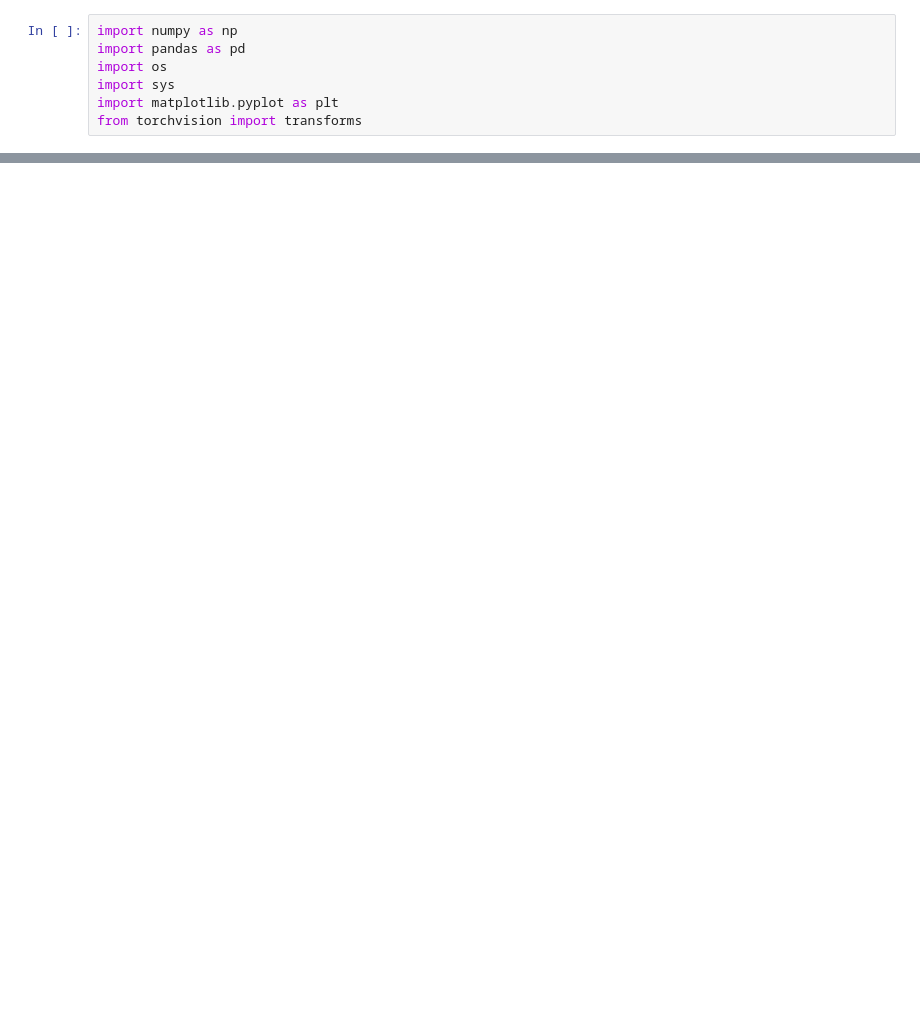
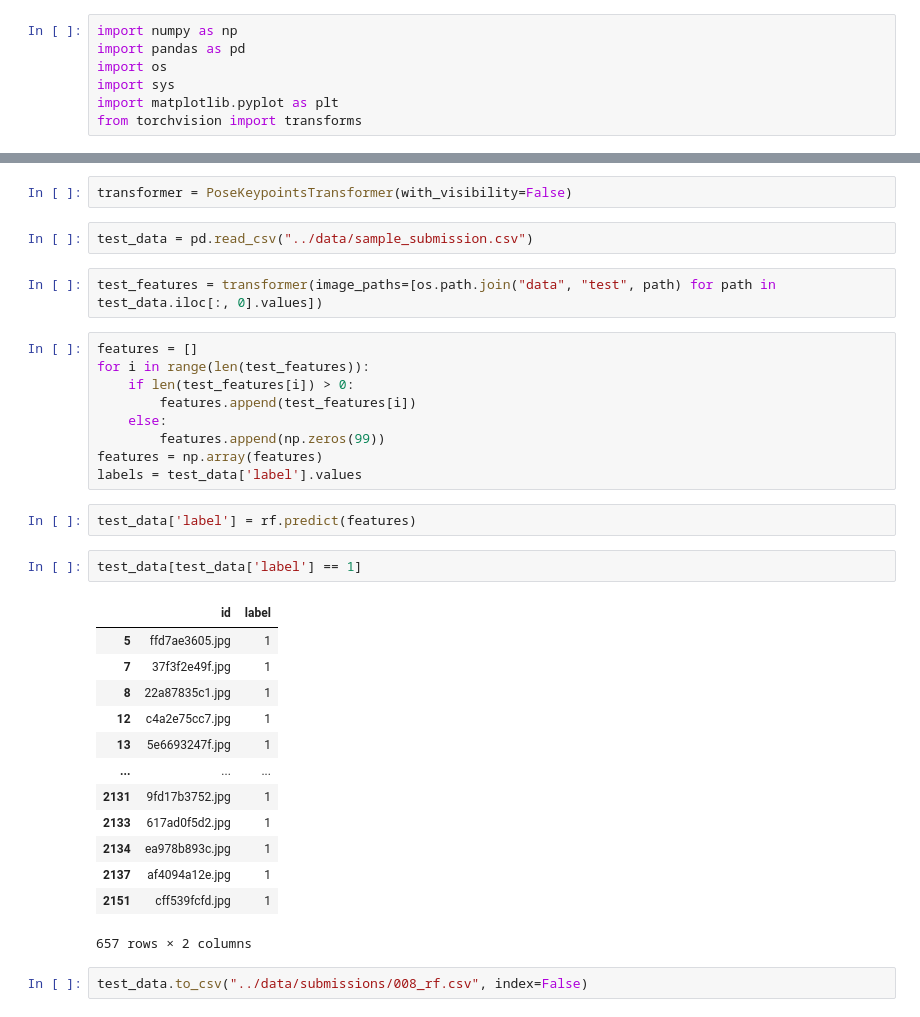
Before and after one commit to fairuztsn/human-fall-detection, a Jupyter notebook: notebooks/random_forest.ipynb, the cells around one changed output, grey strips where cells are left out. Drawn from its saved outputs; the diff is of its cells as text; blank space fills up the shorter version.

Commit message:
8th submission

```diff
--- a/notebooks/random_forest.ipynb
+++ b/notebooks/random_forest.ipynb
@@ -182,0 +59,35 @@ test_data.to_csv('../data/submissions/005.csv', index=False)
+# %%
+transformer = PoseKeypointsTransformer(with_visibility=False)
+# %%
+test_data = pd.read_csv("../data/sample_submission.csv")
+# %%
+test_features = transformer(image_paths=[os.path.join("data", "test", path) for path in test_data.iloc[:, 0].values])
+# %%
+features = []
+for i in range(len(test_features)):
+    if len(test_features[i]) > 0:
+        features.append(test_features[i])
+    else:
+        features.append(np.zeros(99))
+features = np.array(features)
+labels = test_data['label'].values
+# %%
+test_data['label'] = rf.predict(features)
+# %%
+test_data[test_data['label'] == 1]
+# %% [output]
+|  | id | label |
+| 5 | ffd7ae3605.jpg | 1 |
+| 7 | 37f3f2e49f.jpg | 1 |
+| 8 | 22a87835c1.jpg | 1 |
+| 12 | c4a2e75cc7.jpg | 1 |
+| 13 | 5e6693247f.jpg | 1 |
+| ... | ... | ... |
+| 2131 | 9fd17b3752.jpg | 1 |
+| 2133 | 617ad0f5d2.jpg | 1 |
+| 2134 | ea978b893c.jpg | 1 |
+| 2137 | af4094a12e.jpg | 1 |
+| 2151 | cff539fcfd.jpg | 1 |
+657 rows × 2 columns
+# %%
+test_data.to_csv("../data/submissions/008_rf.csv", index=False)
```
Also changed, not shown: parts of 40 cells of this notebook, 7 other files.
